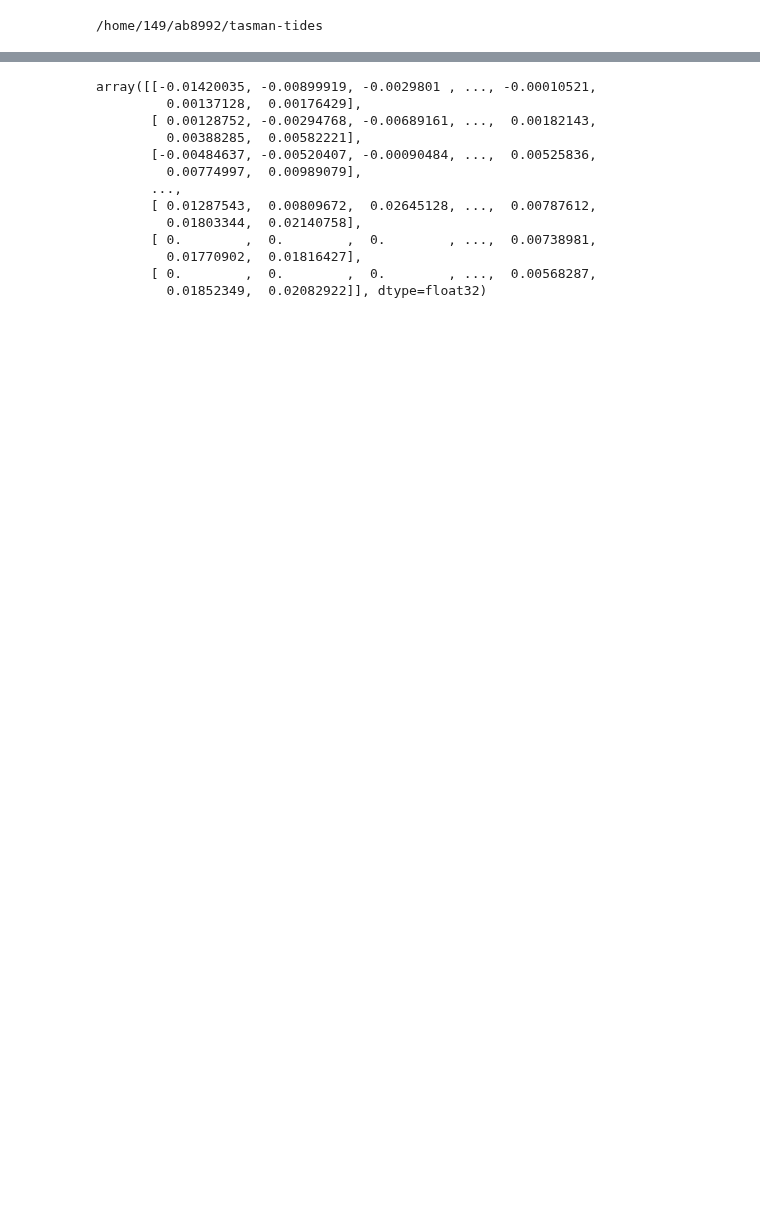
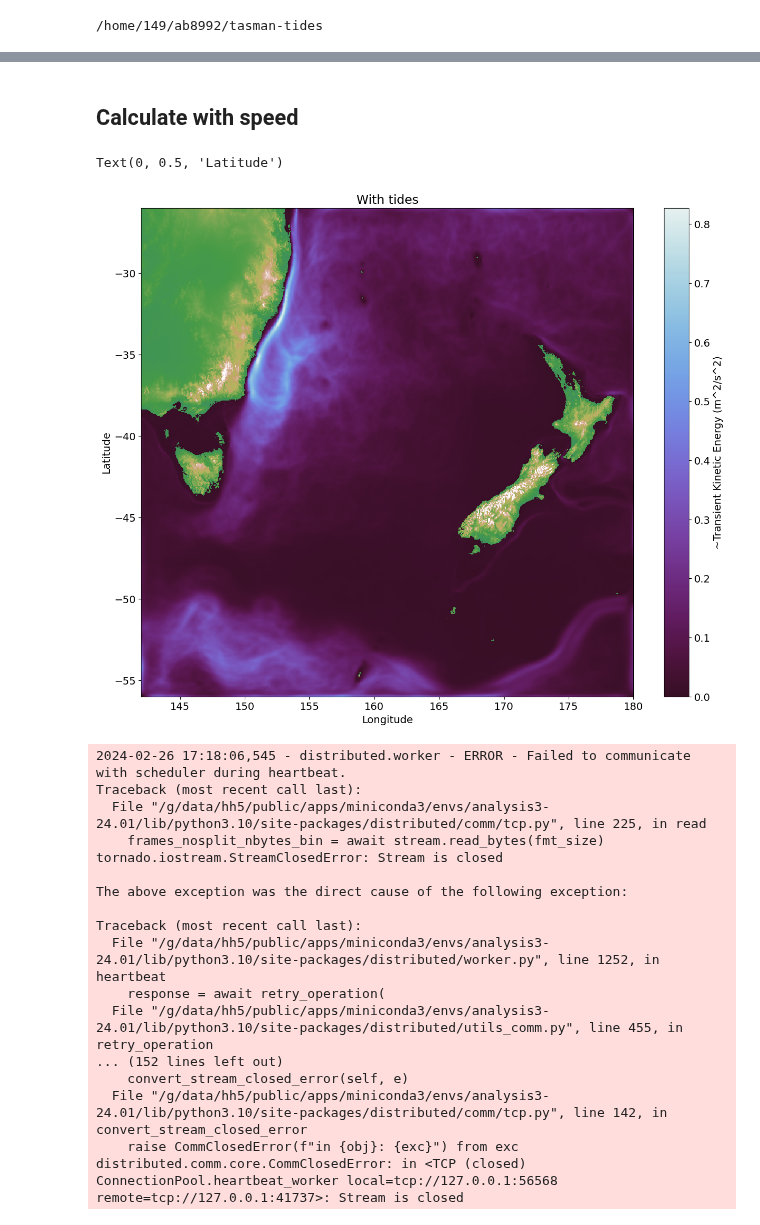
Before and after one commit to ashjbarnes/tasman-tides, a Jupyter notebook: notebooks/analysis/eke.ipynb, the cells around one changed output, grey strips where cells are left out. Drawn from its saved outputs; the diff is of its cells as text; code cells hidden in the pictures; blank space fills up the shorter version.

```diff
--- a/notebooks/analysis/eke.ipynb
+++ b/notebooks/analysis/eke.ipynb
@@ -54,16 +34,64 @@ some_function(5,**kwargs)
-# %%
-data.isel(time = 20).vorticity_topdown.values
-# %% [output]
-array([[-0.01420035, -0.00899919, -0.0029801 , ..., -0.00010521,
-         0.00137128,  0.00176429],
-       [ 0.00128752, -0.00294768, -0.00689161, ...,  0.00182143,
-         0.00388285,  0.00582221],
-       [-0.00484637, -0.00520407, -0.00090484, ...,  0.00525836,
-         0.00774997,  0.00989079],
-       ...,
-       [ 0.01287543,  0.00809672,  0.02645128, ...,  0.00787612,
-         0.01803344,  0.02140758],
-       [ 0.        ,  0.        ,  0.        , ...,  0.00738981,
-         0.01770902,  0.01816427],
-       [ 0.        ,  0.        ,  0.        , ...,  0.00568287,
-         0.01852349,  0.02082922]], dtype=float32)
+# %% [markdown]
+## Calculate with speed
+# %%
+import cmocean
+import xarray as xr
+
+cmap = cmocean.cm.dense_r
+earth_cmap = matplotlib.cm.get_cmap("gist_earth")
+
+%matplotlib ipympl
+speed = xr.open_mfdataset("/g/data/nm03/ab8992/outputs/notide-20/output*/surface.nc",
+                          decode_times = False,decode_cf = False,parallel = True).speed.isel(time = slice(4 * 365,None))
+
+zos = xr.open_mfdataset("/g/data/nm03/ab8992/outputs/notide-20/output*/surface.nc",
+                          decode_times = False,decode_cf = False,parallel = True).zos.isel(time = slice(4 * 365,None))
+
+
+bathy = xr.open_mfdataset("/g/data/nm03/ab8992/ttide-inputs/full-20/topog_raw.nc").elevation
+bathy = bathy.where(bathy > 0).compute()
+speed_mean = speed.mean("time").compute()
+speed_anom = (((speed - speed_mean))**2).mean("time").compute()
+
+
+
+# ax.text(0.95, 0.95, f"Day {int(data.time.values//24)}", transform=ax.transAxes, fontsize=15, va="top", ha="right",color = "linen")
+# %%
+cmap = cmocean.cm.dense_r
+bathy = xr.open_mfdataset("/g/data/nm03/ab8992/ttide-inputs/full-20/topog_raw.nc").elevation
+bathy = bathy.where(bathy > 0).persist()
+%matplotlib inline
+
+
+earth_cmap = matplotlib.cm.get_cmap("gist_earth")
+fig,ax = plt.subplots(1,figsize = (15,12))
+# Set the background colour to the plot to the lowest value in the cmap
+ax.set_facecolor(cmap(0))
+
+speed_anom.plot(ax = ax,cmap = cmap,add_colorbar = True,cbar_kwargs={'label': "~Transient Kinetic Energy (m^2/s^2)"})
+bathy.plot(cmap = earth_cmap,vmin = -1000,vmax = 1500,ax = ax,add_colorbar = False)
+
+
+ax.set_title("With tides")
+ax.set_xlabel("Longitude")
+ax.set_ylabel("Latitude")
+# %% [output]
+Text(0, 0.5, 'Latitude')
+[figure, added]
+2024-02-26 17:18:06,545 - distributed.worker - ERROR - Failed to communicate with scheduler during heartbeat.
+Traceback (most recent call last):
+  File "/g/data/hh5/public/apps/miniconda3/envs/analysis3-24.01/lib/python3.10/site-packages/distributed/comm/tcp.py", line 225, in read
+    frames_nosplit_nbytes_bin = await stream.read_bytes(fmt_size)
+tornado.iostream.StreamClosedError: Stream is closed
+
+The above exception was the direct cause of the following exception:
+
+Traceback (most recent call last):
+  File "/g/data/hh5/public/apps/miniconda3/envs/analysis3-24.01/lib/python3.10/site-packages/distributed/worker.py", line 1252, in heartbeat
+    response = await retry_operation(
+  File "/g/data/hh5/public/apps/miniconda3/envs/analysis3-24.01/lib/python3.10/site-packages/distributed/utils_comm.py", line 455, in retry_operation
+... (152 lines left out)
+    convert_stream_closed_error(self, e)
+  File "/g/data/hh5/public/apps/miniconda3/envs/analysis3-24.01/lib/python3.10/site-packages/distributed/comm/tcp.py", line 142, in convert_stream_closed_error
+    raise CommClosedError(f"in {obj}: {exc}") from exc
+distributed.comm.core.CommClosedError: in <TCP (closed) ConnectionPool.heartbeat_worker local=tcp://127.0.0.1:56568 remote=tcp://127.0.0.1:41737>: Stream is closed
```
Also changed, not shown: parts of 11 cells of this notebook, 4 other files.
